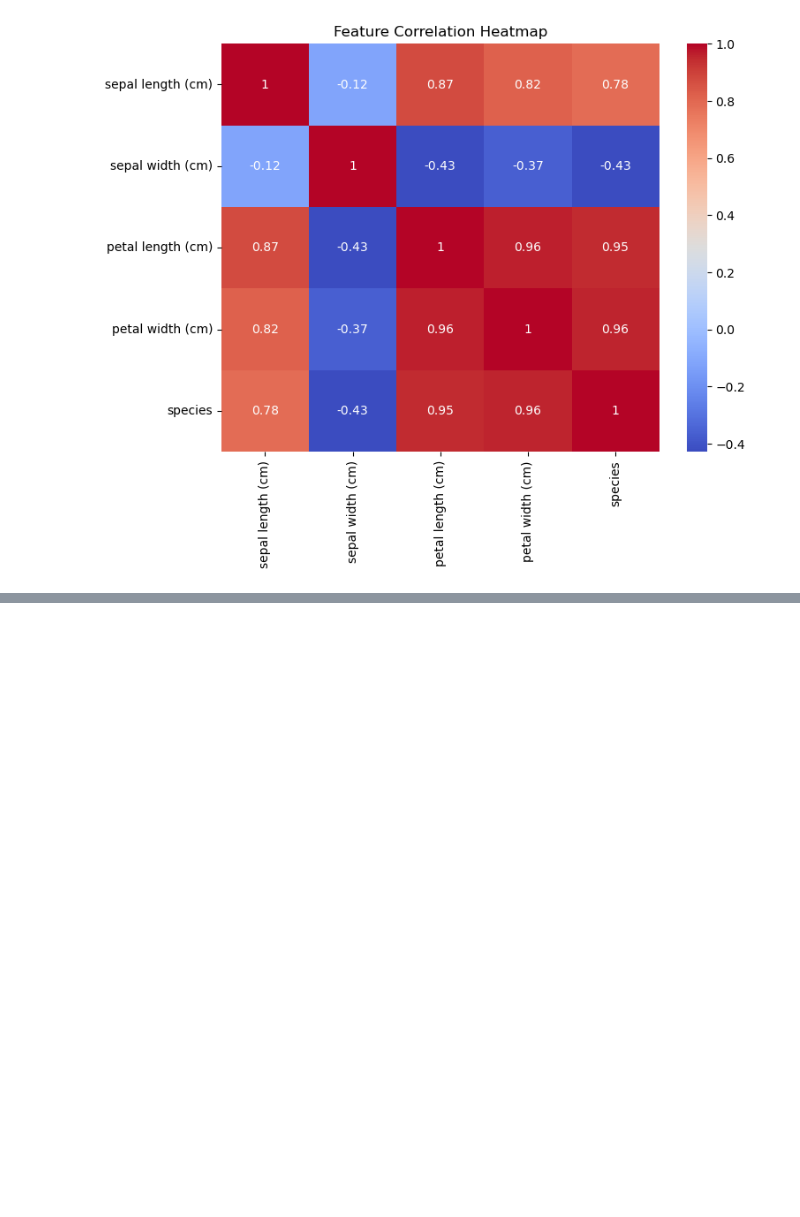
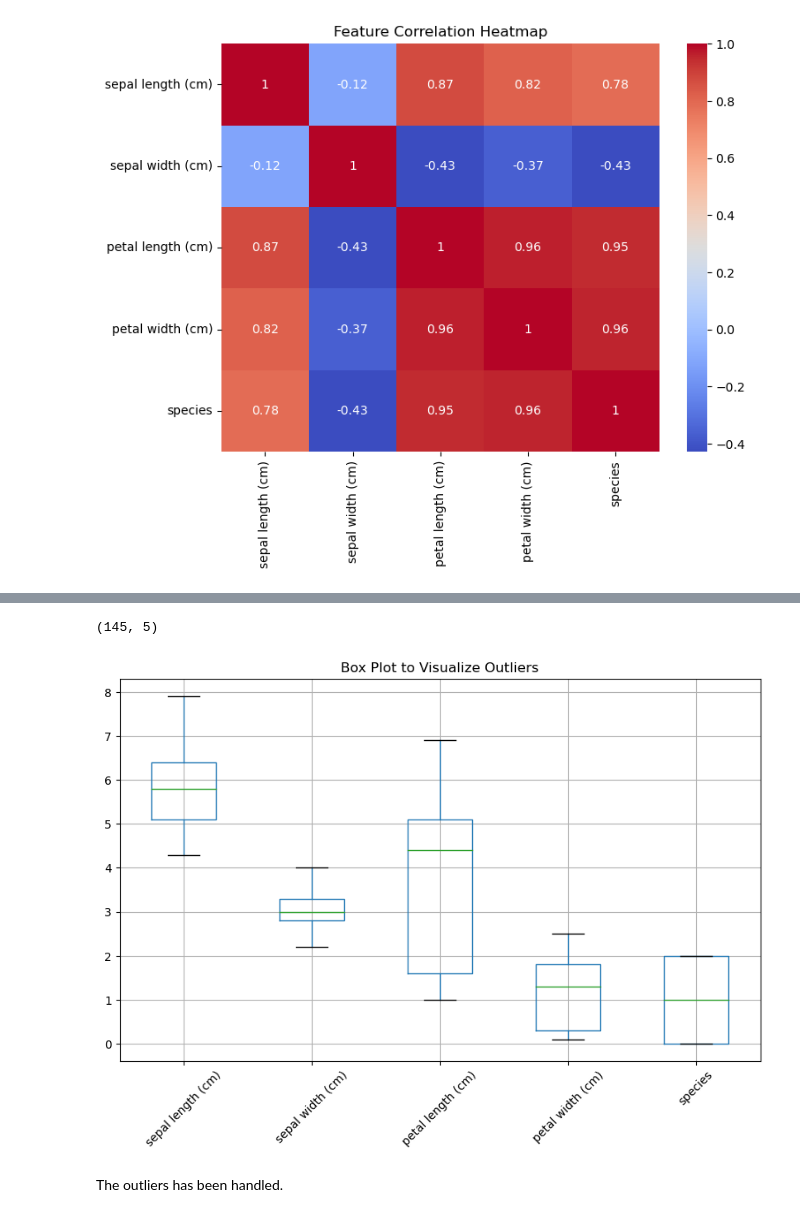
Before and after one commit to Johnnysnipes90/Clustering-Iris-dataset, a Jupyter notebook: Notebook.ipynb, the cells around one changed output, grey strips where cells are left out. Cells and saved outputs as stored; diff of their text form; code cells hidden in the pictures; blank space fills up the shorter version.

```diff
--- a/Notebook.ipynb
+++ b/Notebook.ipynb
@@ -177,0 +194,3 @@ plt.show()
+# %%
+df_new = df.drop_duplicates()
+df_new.head()
@@ -177,0 +211,14 @@ plt.show()
+# %%
+# Define Q1, Q3, and IQR for sepal width (cm)
+Q1 = df_new['sepal width (cm)'].quantile(0.25)
+Q3 = df_new['sepal width (cm)'].quantile(0.75)
+IQR = Q3 - Q1
+
+# Calculate bounds
+lower_bound = Q1 - 1.5 * IQR
+upper_bound = Q3 + 1.5 * IQR
+
+# Locate rows with outliers
+outliers = df_new[(df_new['sepal width (cm)'] < lower_bound) | (df_new['sepal width (cm)'] > upper_bound)]
+print("Outliers in sepal width (cm):")
+outliers
@@ -177,0 +232,5 @@ plt.show()
+# %%
+# Remove rows with outliers
+df_cleaned = df_new[(df_new['sepal width (cm)'] >= lower_bound) & (df_new['sepal width (cm)'] <= upper_bound)]
+print("Dataset after removing outliers:")
+df_cleaned.head()
@@ -177,0 +245,14 @@ plt.show()
+# %%
+df_cleaned.shape
+# %% [output]
+(145, 5)
+# %%
+# Box plot for each numeric column
+df_cleaned[numeric_cols].boxplot(figsize=(10, 6))
+plt.title("Box Plot to Visualize Outliers")
+plt.xticks(rotation=45)
+plt.show()
+# %% [output]
+[figure, added]
+# %% [markdown]
+The outliers has been handled.
```
Also changed, not shown: parts of 36 cells of this notebook.
